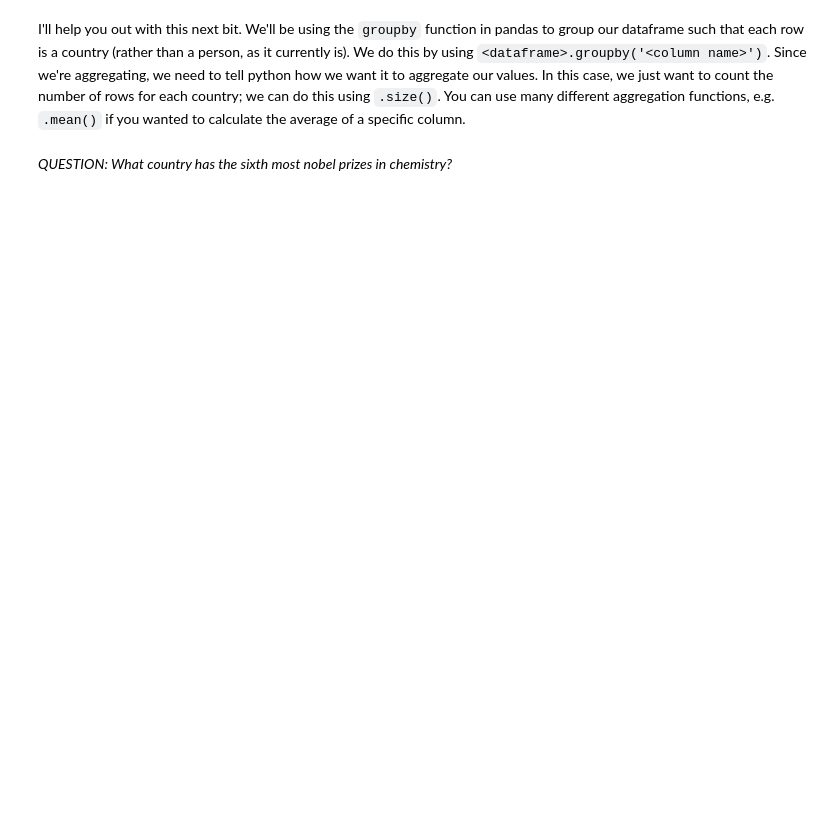
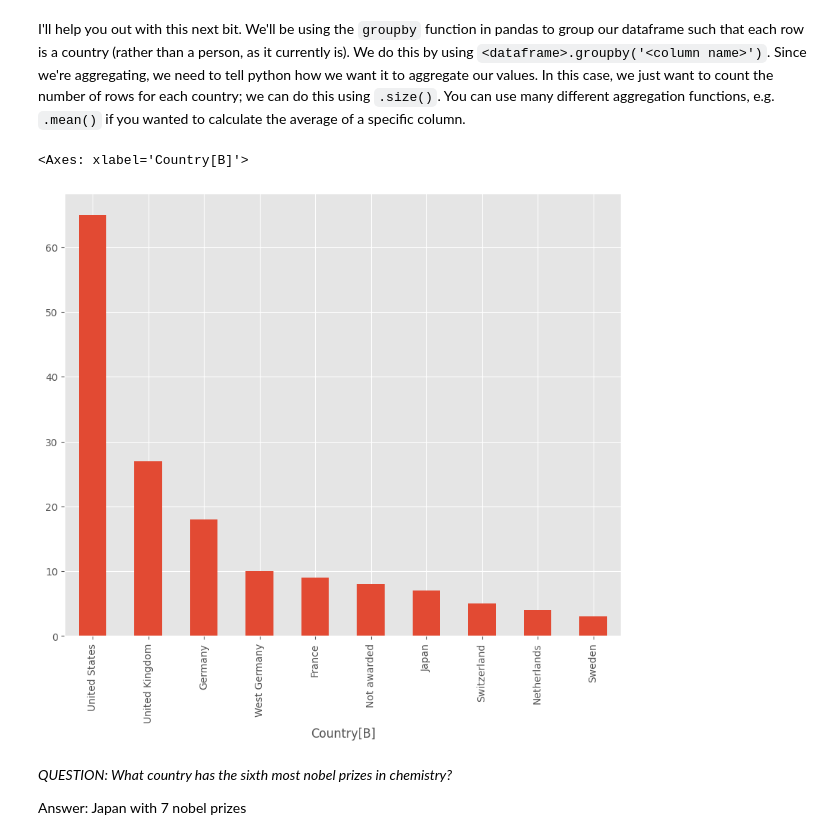
Before and after one commit to Sofiav014/QM2, a Jupyter notebook: notebooks/W02. Pandas.ipynb, the cells around one changed output. Saved outputs shown, nothing was run; the diff lists cells and outputs as text; code cells hidden in the pictures; blank space fills up the shorter version.

```diff
--- a/notebooks/W02. Pandas.ipynb
+++ b/notebooks/W02. Pandas.ipynb
@@ -398,5 +455,12 @@ And there we have it; a nicely formatted dataframe ready for analysis, straight
 Using the following URL https://en.wikipedia.org/wiki/List_of_Nobel_laureates_in_Chemistry create a plot of the top 10 countries in terms of nobel laureates. First, follow the steps below:
 # %%
 # scrape the table of Nobel Laureates in Chemistry using read_html. remember, this gives us a LIST of dataframes! lets call this list chem_tables
+url='https://en.wikipedia.org/wiki/List_of_Nobel_laureates_in_Chemistry'
+
+chem_tables=pandas.read_html(url)
 
 # select the first dataframe from this list and call it chem
+
+chem = chem_tables[0]
+
+print(chem)
@@ -404,9 +486,16 @@ Using the following URL https://en.wikipedia.org/wiki/List_of_Nobel_laureates_in
 I'll help you out with this next bit. We'll be using the `groupby` function in pandas to group our dataframe such that each row is a country (rather than a person, as it currently is). We do this by using `<dataframe>.groupby('<column name>')`. Since we're aggregating, we need to tell python how we want it to aggregate our values. In this case, we just want to count the number of rows for each country; we can do this using `.size()`. You can use many different aggregation functions, e.g. `.mean()` if you wanted to calculate the average of a specific column.
 # %%
 # create a new dataframe called 'country' in which each row is a country, and the values represent the number of nobel laureates.
+country = chem.groupby('Country[B]').size()
 
 # now sort it in descending order
-
+country = country.sort_values(ascending=False)
 # finally, plot the top 10 countries
+country.head(10).plot(kind='bar')
+# %% [output]
+<Axes: xlabel='Country[B]'>
+[figure, added]
 # %% [markdown]
 *QUESTION: What country has the sixth most nobel prizes in chemistry?*
+
+Answer: Japan with 7 nobel prizes
```
Also changed, not shown: parts of 13 cells of this notebook.
